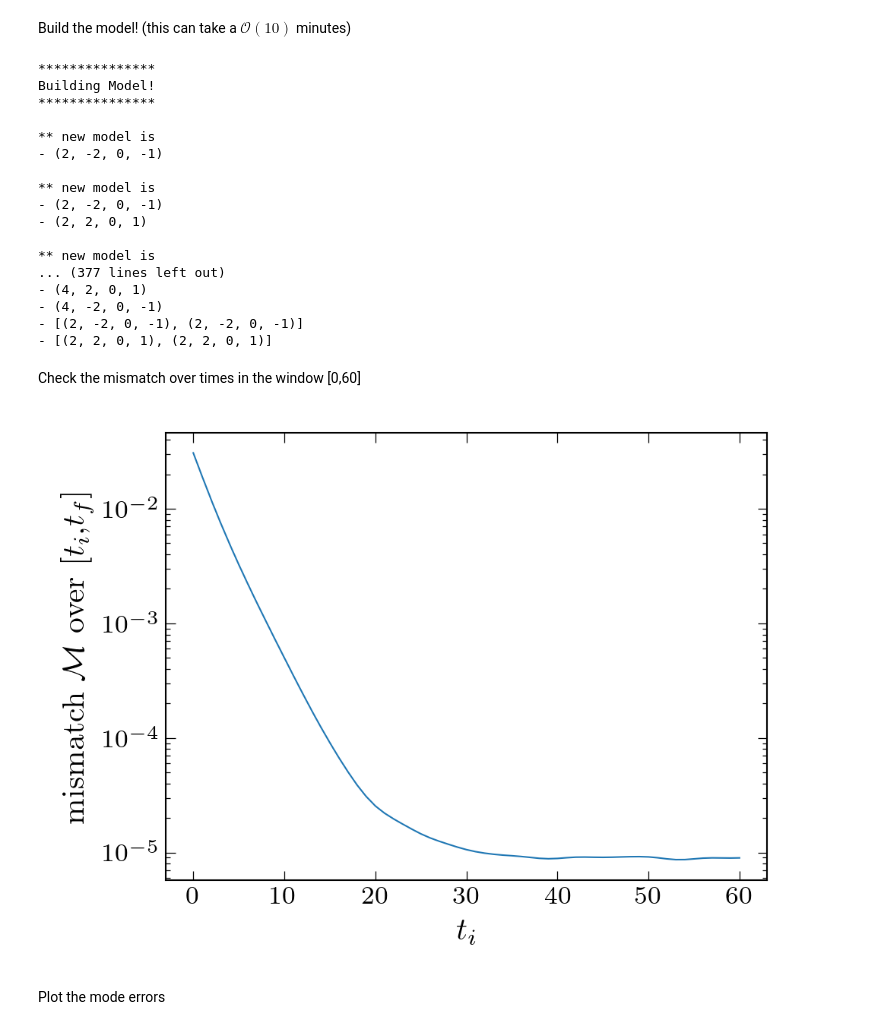
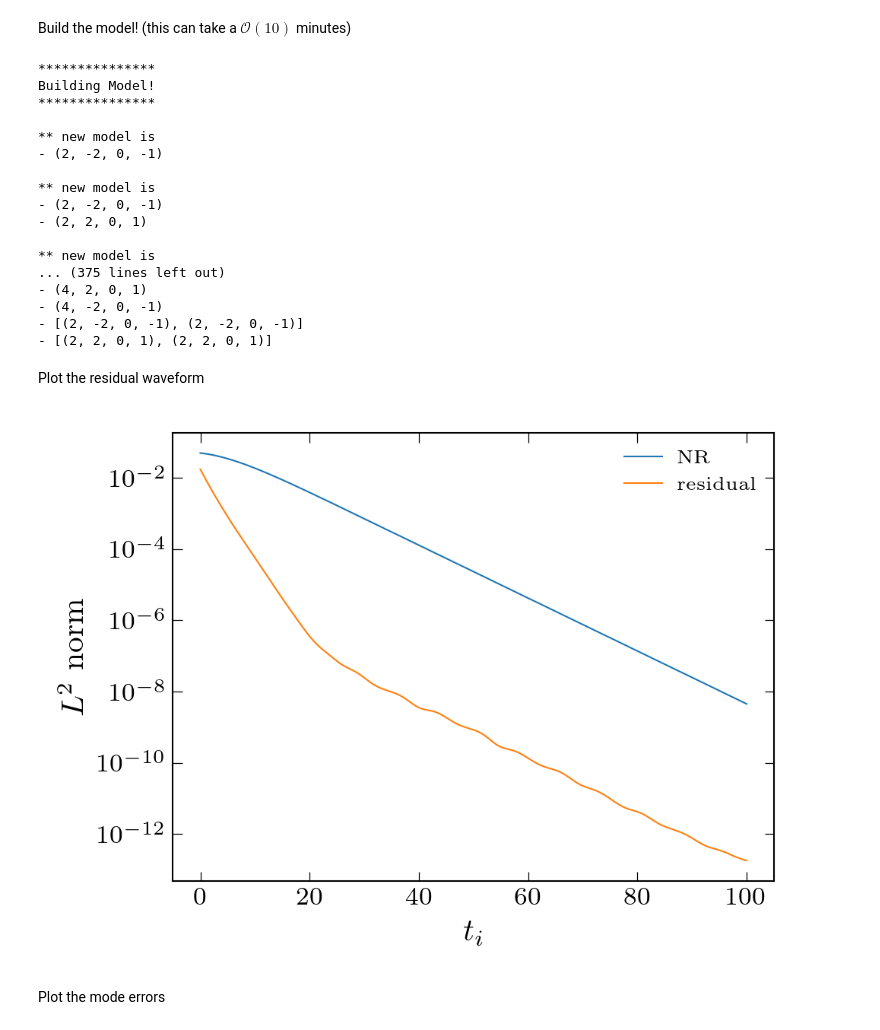
Before and after one commit to keefemitman/qnmfinder, a Jupyter notebook: docs/examples/example.ipynb, the cells around one changed output. Saved outputs shown, nothing was run; the diff lists cells and outputs as text; code cells hidden in the pictures.

```diff
--- a/docs/examples/example.ipynb
+++ b/docs/examples/example.ipynb
@@ -49,8 +49,8 @@ Construct a `model.QNMModelBuilder` object
 # %%
 QNM_model_builder = model.QNMModelBuilder(
     h, total_mass, M_f, chi_f,
-    t_i=0, t_0_f=60, t_f=80, d_t_0=1.0, d_t_0_search=1.0, modes=[(2,2),(2,-2),(2,0),(4,4),(4,-4)],
-    fit_news=True, n_procs=-1, verbose=False
+    t_i=0, t_0_f=60, t_f=100, d_t_0=1.0, d_t_0_search=1.0, modes=[(2,2),(2,-2),(2,0),(4,4),(4,-4)],
+    fit_news=True, max_N_free_frequencies=2, n_procs=-1, verbose=False
 )
 # %% [output]
 ********
@@ -66,10 +71,12 @@ QNM_model = ringdown.QNMModel(
         ringdown.QNM((2,2,0,1)),
         ringdown.QNM((2,2,0,-1)),
         ringdown.QNM((2,2,1,1)),
+        ringdown.QNM((2,2,2,1)),
         ringdown.QNM((3,2,0,1)),
         ringdown.QNM((2,-2,0,-1)),
         ringdown.QNM((2,-2,0,1)),
         ringdown.QNM((2,-2,1,-1)),
+        ringdown.QNM((2,-2,2,-1)),
         ringdown.QNM((3,-2,0,-1)),
         ringdown.QNM((2,0,0,1)),
         ringdown.QNM((2,0,0,-1)),
@@ -202,8 +210,8 @@ axis.set_ylabel('mismatch $\mathcal{M}$ over [$t_{i}$,$t_{f}$]');
 Construct a `model.QNMModelBuilder` object
 # %%
 QNM_model_builder = model.QNMModelBuilder(
-    h, total_mass, M_f, chi_f, t_i=0, t_0_f=60, d_t_0=1.0, d_t_0_search=1.0, t_f=80,
-    CV_tolerance=2e-2, min_t_0_window_factor=1.0,
+    h, total_mass, M_f, chi_f, t_i=0, t_0_f=60, d_t_0=1.0, d_t_0_search=1.0, t_f=100,
+    max_N_free_frequencies=2, CV_tolerance=5e-2, min_t_0_window_factor=10.0,
     fit_news=True, n_procs=-1, verbose=False
 )
 # %% [markdown]
@@ -223,12 +231,12 @@ Building Model!
 - (2, 2, 0, 1)
 
 ** new model is
-... (377 lines left out)
+... (375 lines left out)
 - (4, 2, 0, 1)
 - (4, -2, 0, -1)
 - [(2, -2, 0, -1), (2, -2, 0, -1)]
 - [(2, 2, 0, 1), (2, 2, 0, 1)]
 # %% [markdown]
-Check the mismatch over times in the window [0,60]
+Plot the residual waveform
 # %%
 QNM_model_builder.compute_model_waveform()
@@ -236,11 +243,13 @@ QNM_model_builder.compute_model_errors()
 # %%
 fig, axis = plt.subplots(1, 1)
-axis.plot(QNM_model_builder.t_0s, QNM_model_builder.mismatches_fit)
+axis.plot(QNM_model_builder.h_NR_fit.t, QNM_model_builder.h_NR_fit.norm(), label='NR')
+axis.plot(QNM_model_builder.h_residual_fit.t, QNM_model_builder.h_residual_fit.norm(), label='residual')
+axis.legend()
 axis.set_yscale('log')
 axis.set_xlabel('$t_{i}$')
-axis.set_ylabel('mismatch $\mathcal{M}$ over [$t_{i}$,$t_{f}$]');
+axis.set_ylabel(r'$L^{2}$ norm');
 # %% [output]
-[figure, old version]
+[figure, new version]
 # %% [markdown]
 Plot the mode errors
 # %%
```
Also changed, not shown: parts of 21 cells of this notebook, 4 other files.
